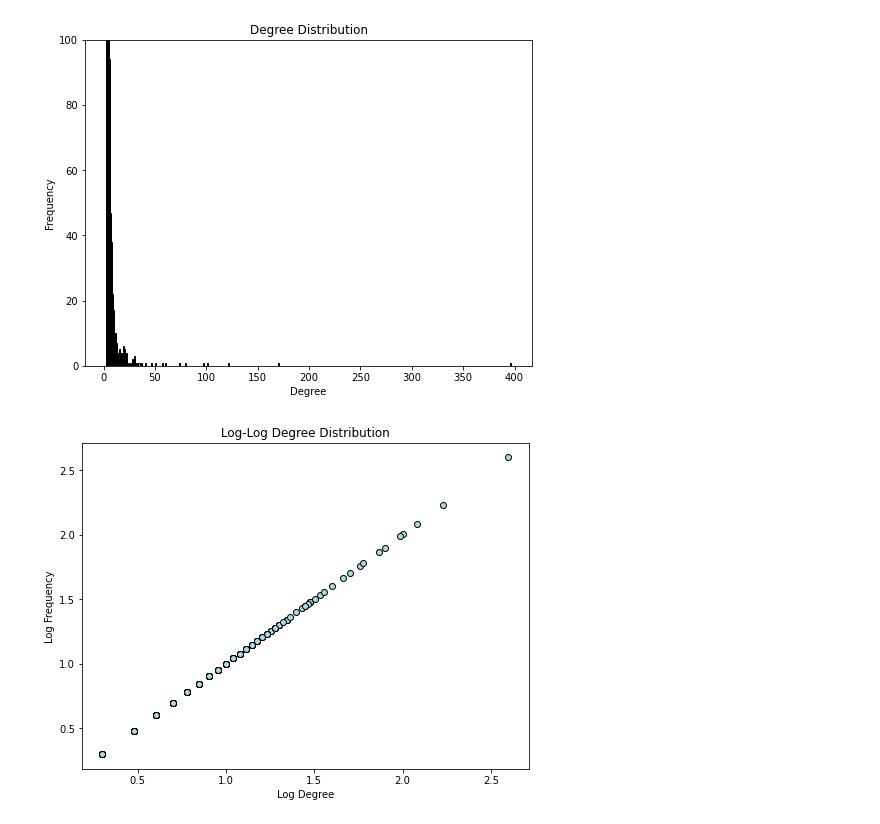
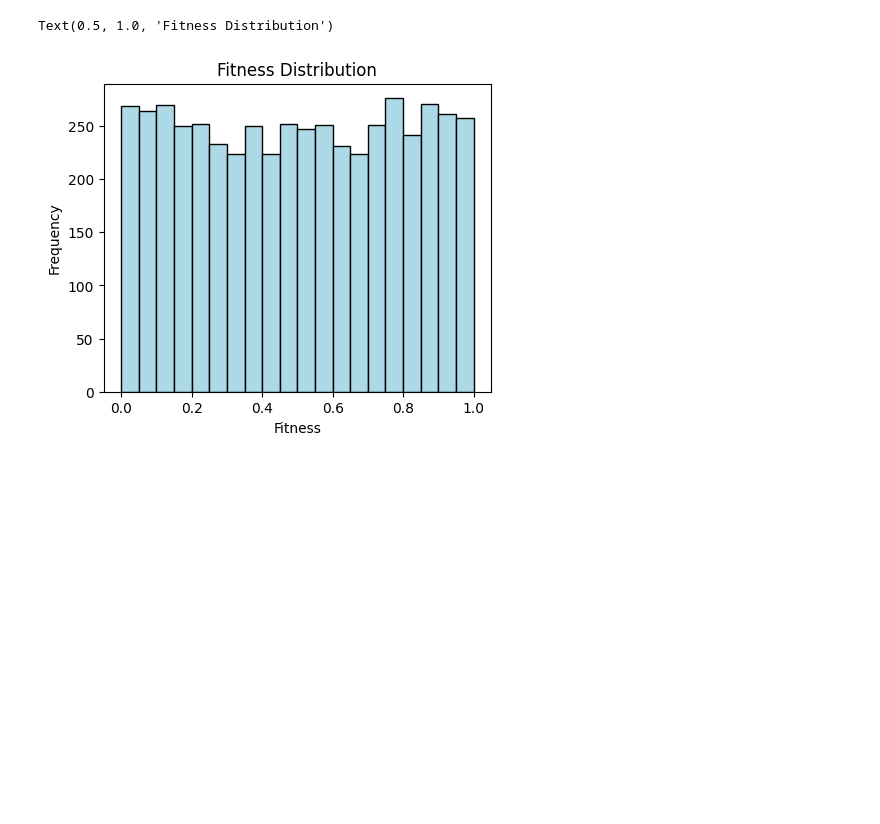
Before and after one commit to AaronDC60/Bianconi_Barabasi, a Jupyter notebook: code/degrees_and_fitness.ipynb, the cells around one changed output. Saved outputs shown, nothing was run; the diff lists cells and outputs as text; code cells hidden in the pictures; blank space fills up the shorter version.

```diff
--- a/code/degrees_and_fitness.ipynb
+++ b/code/degrees_and_fitness.ipynb
@@ -139,34 +1,23 @@ Text(0.5, 1.0, 'Fitness Distribution')
-# %%
-import numpy as np
-import networkx as nx
-import matplotlib.pyplot as plt
-
-degrees = [degree for _, degree in G.degree()]
-degree_counts = dict(nx.degree(G))
-
-plt.figure(figsize=(8, 6))
-plt.hist(degrees, bins=range(min(degrees), max(degrees) + 2, 1), color='lightblue', edgecolor='black')
-plt.xlabel("Degree")
-plt.ylabel("Frequency")
-plt.title("Degree Distribution")
-plt.ylim(0, 100)
-
-# Convert degree and frequency data to numpy arrays for plotting
-degrees = np.array(degrees)
-frequency = np.array(list(degree_counts.values()))
-
-# Calculate logarithms of degree and frequency
-log_degrees = np.log10(degrees)
-log_frequency = np.log10(frequency)
-
-# Plot log-log scatter plot
-plt.figure(figsize=(8, 6))
-plt.scatter(log_degrees, log_frequency, color='lightblue', edgecolor='black')
-plt.xlabel("Log Degree")
-plt.ylabel("Log Frequency")
-plt.title("Log-Log Degree Distribution")
-
-plt.show()
-# %% [output]
-[figure, removed]
-[figure, removed]
+# %%
+import model
+import numpy as np
+from scipy.stats import linregress
+from matplotlib import pyplot as plt
+
+network = model.network()
+network.set_fitness_distr('uniform')
+size = 5000
+G = network.generate_network(size)
+# %%
+data = G
+
+fitness_values = [fitness for _, (_, fitness) in data.items()]
+
+plt.figure(figsize=(5,4))
+plt.hist(fitness_values, bins=20, color='lightblue', edgecolor='black')
+plt.xlabel("Fitness")
+plt.ylabel("Frequency")
+plt.title("Fitness Distribution")
+# %% [output]
+Text(0.5, 1.0, 'Fitness Distribution')
+[figure, added]
```
Also changed, not shown: parts of 10 cells of this notebook.
